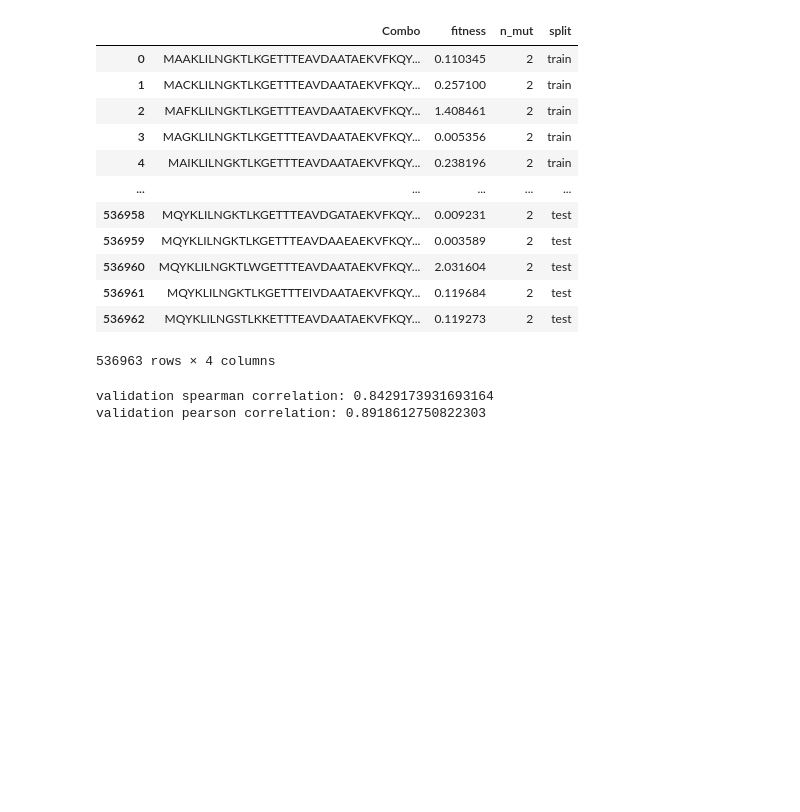
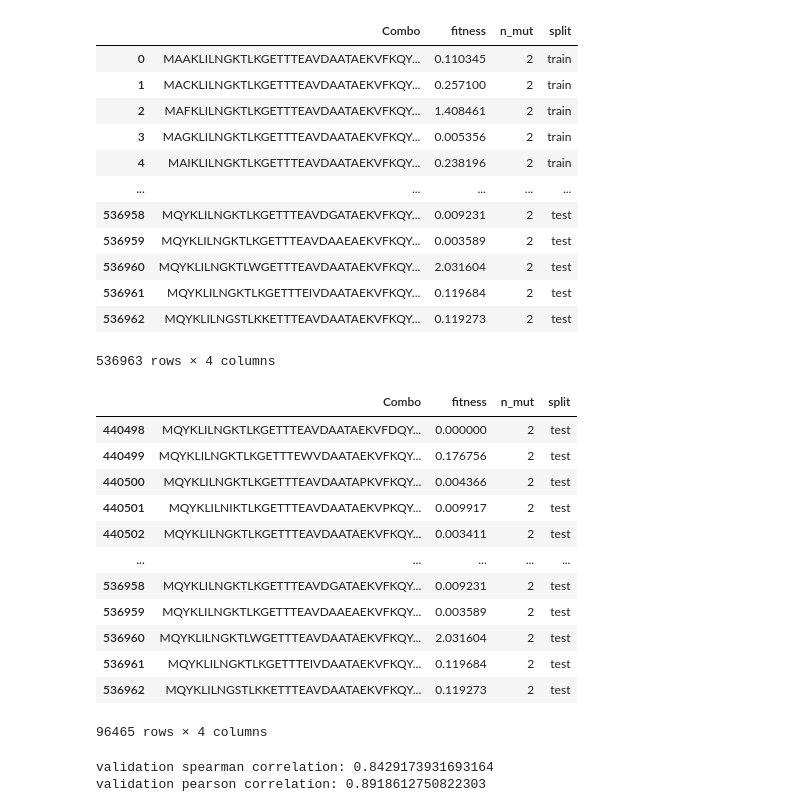
Before and after one commit to Komod0D/SGPO, a Jupyter notebook: oracle_analysis.ipynb, the cells around one changed output. Drawn from its saved outputs; the diff is of its cells as text; code cells hidden in the pictures; blank space fills up the shorter version.

```diff
--- a/oracle_analysis.ipynb
+++ b/oracle_analysis.ipynb
@@ -33,6 +33,22 @@ df
 | 536961 | MQYKLILNGKTLKGETTTEIVDAATAEKVFKQY... | 0.119684 | 2 | test |
 | 536962 | MQYKLILNGSTLKKETTTEAVDAATAEKVFKQY... | 0.119273 | 2 | test |
 536963 rows × 4 columns
+# %%
+df[df["split"] == "test"]
+# %% [output]
+|  | Combo | fitness | n_mut | split |
+| 440498 | MQYKLILNGKTLKGETTTEAVDAATAEKVFDQY... | 0.000000 | 2 | test |
+| 440499 | MQYKLILNGKTLKGETTTEWVDAATAEKVFKQY... | 0.176756 | 2 | test |
+| 440500 | MQYKLILNGKTLKGETTTEAVDAATAPKVFKQY... | 0.004366 | 2 | test |
+| 440501 | MQYKLILNIKTLKGETTTEAVDAATAEKVPKQY... | 0.009917 | 2 | test |
+| 440502 | MQYKLILNGKTLKGETTTEAVDAATAEKVFKQY... | 0.003411 | 2 | test |
+| ... | ... | ... | ... | ... |
+| 536958 | MQYKLILNGKTLKGETTTEAVDGATAEKVFKQY... | 0.009231 | 2 | test |
+| 536959 | MQYKLILNGKTLKGETTTEAVDAAEAEKVFKQY... | 0.003589 | 2 | test |
+| 536960 | MQYKLILNGKTLWGETTTEAVDAATAEKVFKQY... | 2.031604 | 2 | test |
+| 536961 | MQYKLILNGKTLKGETTTEIVDAATAEKVFKQY... | 0.119684 | 2 | test |
+| 536962 | MQYKLILNGSTLKKETTTEAVDAATAEKVFKQY... | 0.119273 | 2 | test |
+96465 rows × 4 columns
 # %%
 results_df = pd.DataFrame(columns=["split", "y_true", "y_pred"])
 for split in ["validation", "test"]: #"train",
```
Also changed, not shown: 1 other file.
